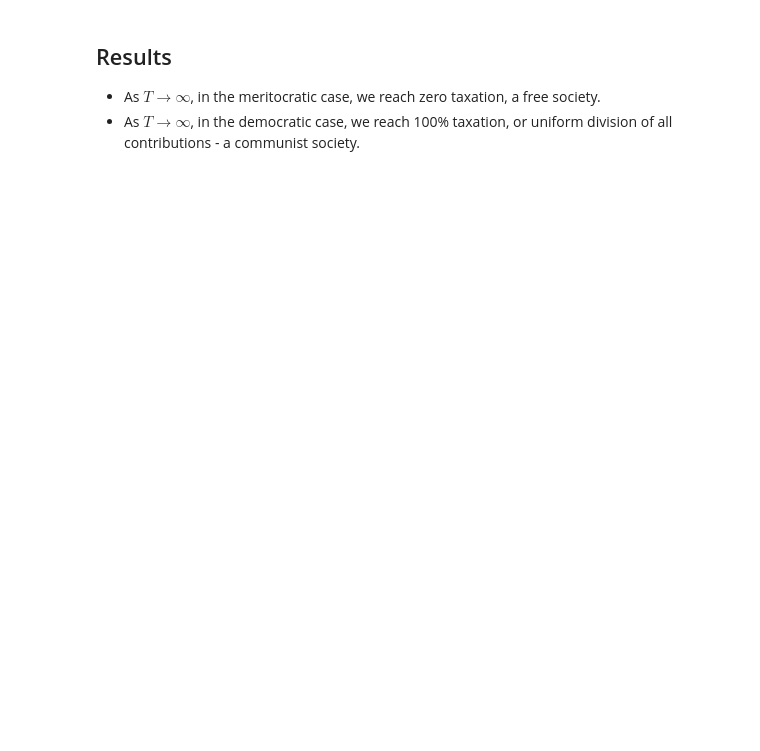
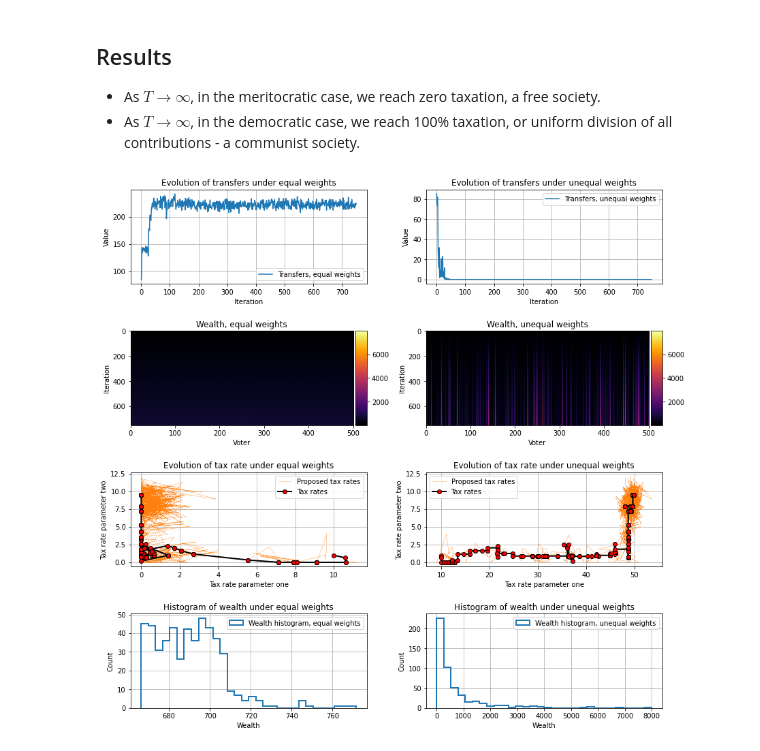
Before and after one commit to aceofgreens/weighted_voting, a Jupyter notebook: simulation4.ipynb, the cells around one changed output. Cells and saved outputs as stored; diff of their text form; code cells hidden in the pictures; blank space fills up the shorter version.

```diff
--- a/simulation4.ipynb
+++ b/simulation4.ipynb
@@ -177,8 +152,8 @@ def save_results(T = 20, N = 100, meritocracy=False):
 # %%
 np.random.seed(42)
-r, s, votes, tax_rates, proposed_tax_rates = save_results(1000, 500, meritocracy=False)
+r, s, votes, tax_rates, proposed_tax_rates, inc_prop = save_results(750, 500, meritocracy=False)
 np.random.seed(42)
-r2, s2, votes2, tax_rates2, proposed_tax_rates2 = save_results(1000, 500, meritocracy=True)
+r2, s2, votes2, tax_rates2, proposed_tax_rates2, inc_prop2 = save_results(750, 500, meritocracy=True)
 
-plots(r, s, votes, tax_rates, proposed_tax_rates)
-plots(r2, s2, votes2, tax_rates2, proposed_tax_rates2)
+# plots(r, s, votes, tax_rates, proposed_tax_rates)
+# plots(r2, s2, votes2, tax_rates2, proposed_tax_rates2)
@@ -199,3 +161,72 @@ Shapes (500,) (500,)
 ## Results
 - As $T \rightarrow \infty$, in the meritocratic case, we reach zero taxation, a free society.
 - As $T \rightarrow \infty$, in the democratic case, we reach 100% taxation, or uniform division of all contributions - a communist society.
+# %%
+from mpl_toolkits.axes_grid1 import make_axes_locatable
+
+fig, axes = plt.subplots(nrows=4, ncols=2, figsize=(14, 14), facecolor='white')
+
+axes[0, 0].plot(s, label='Transfers, equal weights', linewidth=1.5)
+axes[0, 1].plot(s2, label='Transfers, unequal weights', linewidth=1.5)
+axes[0, 0].set(xlabel="Iteration", ylabel="Value", title="Evolution of transfers under equal weights")
+axes[0, 0].grid()
+axes[0, 0].legend()
+axes[0, 1].set(xlabel="Iteration", ylabel="Value", title="Evolution of transfers under unequal weights")
+axes[0, 1].grid()
+axes[0, 1].legend()
+
+
+axes[2, 0].plot(proposed_tax_rates[:, 0], proposed_tax_rates[:, 1], label='Proposed tax rates',
+                linestyle='--', markeredgecolor='k', linewidth=0.5, c="C1")
+axes[2, 0].plot(tax_rates[:, 0], tax_rates[:, 1], c="k", markeredgecolor='k',  label='Tax rates', marker='o', markerfacecolor='red', linewidth=2)
+axes[2, 1].plot(proposed_tax_rates2[:, 0], proposed_tax_rates[:, 1], label='Proposed tax rates',
+                linestyle='--', markeredgecolor='k', linewidth=0.5, c="C1")
+axes[2, 1].plot(tax_rates2[:, 0], tax_rates[:, 1], c="k", markeredgecolor='k', label='Tax rates', marker='o', markerfacecolor='red', linewidth=2)
+axes[2, 0].grid()
+axes[2, 0].legend()
+axes[2, 1].grid()
+axes[2, 1].legend()
+axes[2, 0].set(xlabel="Tax rate parameter one", ylabel="Tax rate parameter two", title="Evolution of tax rate under equal weights")
+axes[2, 1].set(xlabel="Tax rate parameter one", ylabel="Tax rate parameter two", title="Evolution of tax rate under unequal weights")
+
+# axes[0, 1].grid()
+# axes[0, 1].legend()
+# axes[0, 1].set(xlabel="Wealth", ylabel="Count", title="Histogram of wealth under equal and unequal weights")
+
+# plt.figure(figsize=(20, 8), facecolor='white')
+
+# find minimum of minima & maximum of maxima
+minmin = np.min([np.min(r), np.min(r2)])
+maxmax = np.max([np.max(r), np.max(r2)])
+
+im1 = axes[1, 0].imshow(r, vmin=minmin, vmax=maxmax,
+                    extent=(0, 500, 750, 0), aspect='auto', cmap='inferno')
+divider = make_axes_locatable(axes[1, 0])
+cax = divider.append_axes('right', size='5%', pad=0.05)
+fig.colorbar(im1, cax=cax, orientation='vertical')
+
+axes[1, 0].set(xlabel="Voter", ylabel="Iteration", title="Wealth, equal weights")
+axes[1, 1].set(xlabel="Voter", ylabel="Iteration", title="Wealth, unequal weights")
+im2 = axes[1, 1].imshow(r2, vmin=minmin, vmax=maxmax,
+                    extent=(0,500,750,0), aspect='auto', cmap='inferno')
+
+divider2 = make_axes_locatable(axes[1,1])
+cax2 = divider2.append_axes('right', size='5%', pad=0.05)
+fig.colorbar(im2, cax=cax2, orientation='vertical')
+
+# # add space for colour bar
+# cbar_ax = fig.add_axes([0.88, 0.15, 0.04, 0.7])
+# fig.colorbar(im2, cax=cbar_ax)
+
+axes[3, 0].hist(r[-1], bins=30, histtype='step', linewidth=2, label='Wealth histogram, equal weights')
+axes[3, 1].hist(r2[-1], bins=30, histtype='step', linewidth=2, label='Wealth histogram, unequal weights')
+axes[3, 0].grid()
+axes[3, 0].legend()
+axes[3, 1].grid()
+axes[3, 1].legend()
+axes[3, 0].set(xlabel="Wealth", ylabel="Count", title="Histogram of wealth under equal weights")
+axes[3, 1].set(xlabel="Wealth", ylabel="Count", title="Histogram of wealth under unequal weights")
+fig.subplots_adjust(wspace=0.25, hspace=0.5)
+plt.savefig("weighted_voting_simulation4.svg", dpi=250, bbox_inches='tight')
+# %% [output]
+[figure, added]
```
Also changed, not shown: parts of 8 cells of this notebook, 2 other files.
